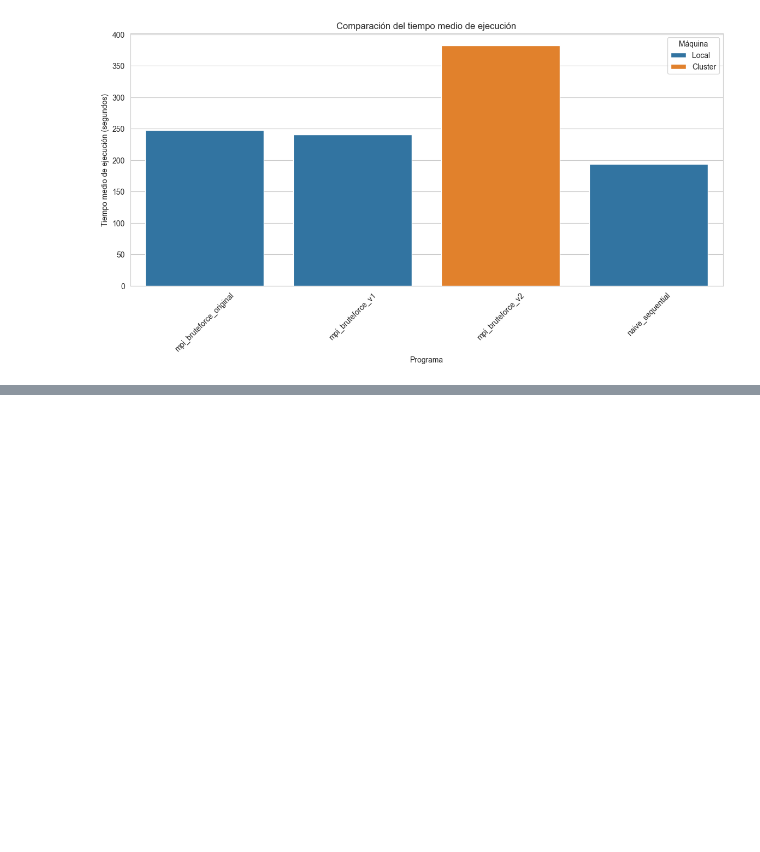
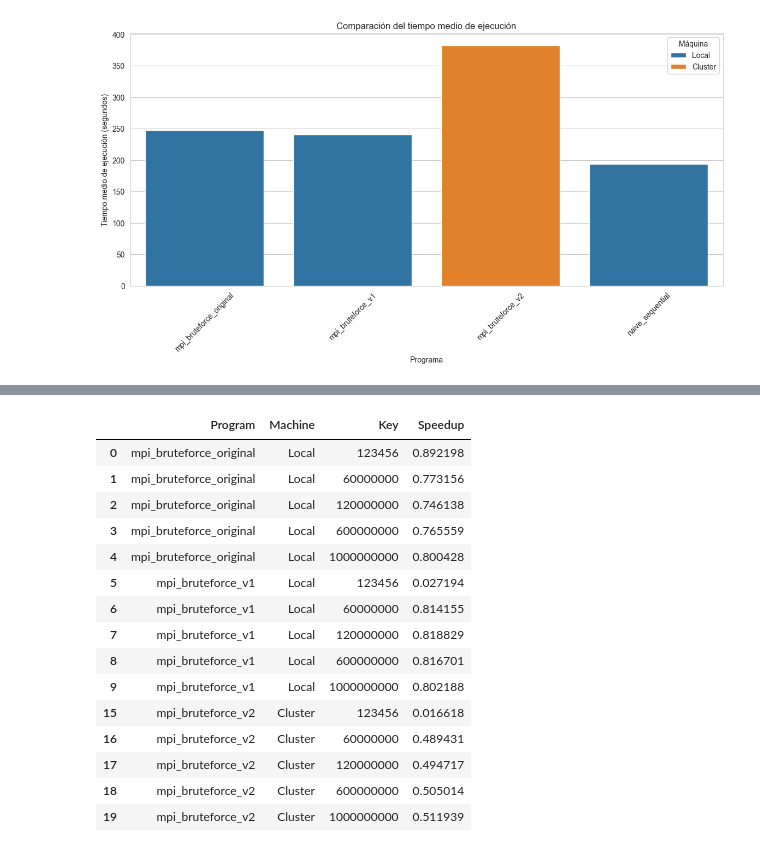
Before and after one commit to UVG-Works-Hub/mpi-bruteforce-keysearch, a Jupyter notebook: analysis.ipynb, the cells around one changed output, grey strips where cells are left out. Saved outputs shown, nothing was run; the diff lists cells and outputs as text; code cells hidden in the pictures; blank space fills up the shorter version.

```diff
--- a/analysis.ipynb
+++ b/analysis.ipynb
@@ -110,0 +137,25 @@ plt.show()
+# %%
+# Table of Speedup for MPI programs
+speedup_stats = df_combined[df_combined['Program'].str.contains('mpi')].groupby(['Program', 'Machine'])['Speedup'].agg(['mean', 'median']).reset_index()
+speedup_stats.columns = ['Programa', 'Máquina', 'Speedup_medio', 'Mediana']
+speedup_stats
+
+# Speedup without aggregation in a table, for reference
+df_combined[df_combined['Program'].str.contains('mpi')][['Program', 'Machine', 'Key', 'Speedup']]
+# %% [output]
+|  | Program | Machine | Key | Speedup |
+| 0 | mpi_bruteforce_original | Local | 123456 | 0.892198 |
+| 1 | mpi_bruteforce_original | Local | 60000000 | 0.773156 |
+| 2 | mpi_bruteforce_original | Local | 120000000 | 0.746138 |
+| 3 | mpi_bruteforce_original | Local | 600000000 | 0.765559 |
+| 4 | mpi_bruteforce_original | Local | 1000000000 | 0.800428 |
+| 5 | mpi_bruteforce_v1 | Local | 123456 | 0.027194 |
+| 6 | mpi_bruteforce_v1 | Local | 60000000 | 0.814155 |
+| 7 | mpi_bruteforce_v1 | Local | 120000000 | 0.818829 |
+| 8 | mpi_bruteforce_v1 | Local | 600000000 | 0.816701 |
+| 9 | mpi_bruteforce_v1 | Local | 1000000000 | 0.802188 |
+| 15 | mpi_bruteforce_v2 | Cluster | 123456 | 0.016618 |
+| 16 | mpi_bruteforce_v2 | Cluster | 60000000 | 0.489431 |
+| 17 | mpi_bruteforce_v2 | Cluster | 120000000 | 0.494717 |
+| 18 | mpi_bruteforce_v2 | Cluster | 600000000 | 0.505014 |
+| 19 | mpi_bruteforce_v2 | Cluster | 1000000000 | 0.511939 |
```
Also changed, not shown: parts of 2 cells of this notebook.
